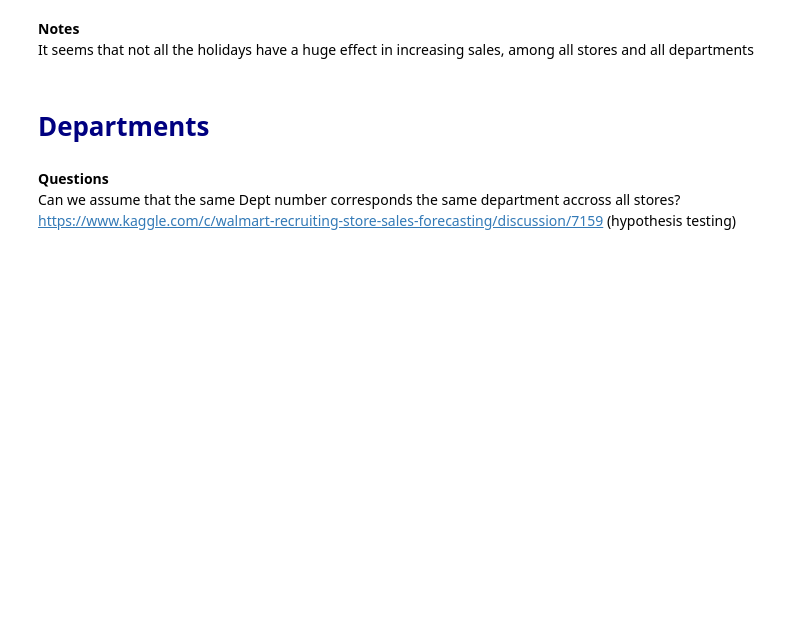
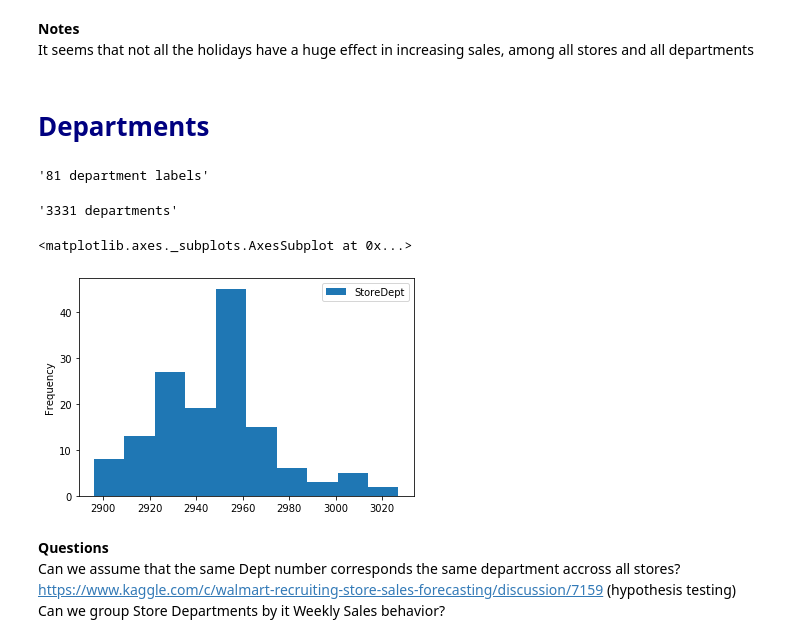
Before and after one commit to talestsp/walmart-recruiting-store-sales-forecasting, a Jupyter notebook: notebooks/exploration/EDA - Weekly Sales.ipynb, the cells around one changed output. Saved outputs shown, nothing was run; the diff lists cells and outputs as text; code cells hidden in the pictures; blank space fills up the shorter version.

```diff
--- a/notebooks/exploration/EDA - Weekly Sales.ipynb
+++ b/notebooks/exploration/EDA - Weekly Sales.ipynb
@@ -94,5 +178,9 @@ grouped_sales.plot.bar(title="Median Sales Comparison Between Holiday and Ordina
 It seems that not all the holidays have a huge effect in increasing sales, among all stores and all departments
 # %% [markdown]
 # <font color="navy">Departments</font>
+# %%
+"{} department labels".format(len(train["Dept"].drop_duplicates()))
+# %% [output]
+'81 department labels'
 # %%
 train["StoreDept"] = train["Store"] + "_" + train["Dept"]
@@ -101,5 +187,18 @@ train.sort_values(["Weekly_Sales"], ascending=False)
+# %%
+"{} departments".format(len(train["StoreDept"].drop_duplicates()))
+# %% [output]
+'3331 departments'
+# %%
+store_dept_amount_dates = train.groupby("Date")["StoreDept"].apply(len).reset_index()
+store_dept_amount_dates["Date"] = store_dept_amount_dates["Date"].apply(pd.to_datetime)
+# %%
+store_dept_amount_dates.sort_values("Date").set_index("Date").plot.hist(bins=10)
+# %% [output]
+<matplotlib.axes._subplots.AxesSubplot at 0x...>
+[figure, added]
 # %% [markdown]
 <b>Questions</b> <br>
 Can we assume that the same Dept number corresponds the same department accross all stores?
 https://www.kaggle.com/c/walmart-recruiting-store-sales-forecasting/discussion/7159
-(hypothesis testing)
+(hypothesis testing) <br>
+Can we group Store Departments by it Weekly Sales behavior?
```
Also changed, not shown: parts of 29 cells of this notebook, 2 other files.
